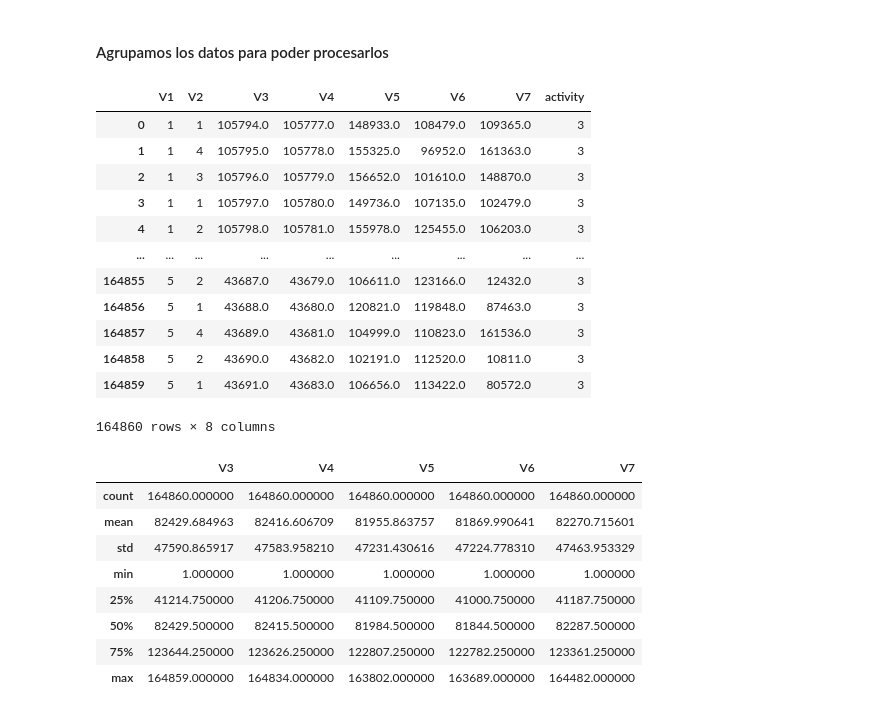
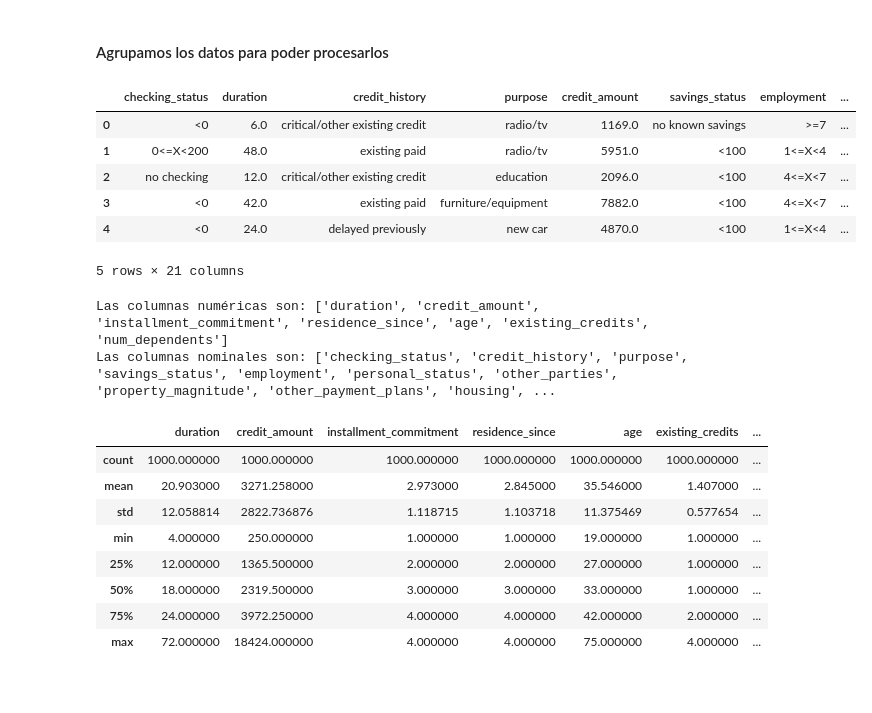
Before and after one commit to golly10/PVD, a Jupyter notebook: Tema 3/Mendez_Torrero_Entrega_Practica_Tema3.ipynb, the cells around one changed output. Saved outputs shown, nothing was run; the diff lists cells and outputs as text; code cells hidden in the pictures.

Commit message:
changed dataset. not finished

```diff
--- a/Tema 3/Mendez_Torrero_Entrega_Practica_Tema3.ipynb
+++ b/Tema 3/Mendez_Torrero_Entrega_Practica_Tema3.ipynb
@@ -49,38 +38,46 @@ import pandas as pd
 # %% [markdown]
 #### Descargamos el dataset deseado
 # %%
-data = datasets.fetch_openml('ldpa', as_frame=True)
+data = datasets.fetch_openml('credit-g', as_frame=True)
 # %% [markdown]
 #### Agrupamos los datos para poder procesarlos
 # %%
 x = pd.DataFrame(data["data"], columns=data["feature_names"])
 
-x["activity"] = data["target"]
+x["class"] = data["target"]
 
-x
+x.head()
 # %% [output]
-|  | V1 | V2 | V3 | V4 | V5 | V6 | V7 | activity |
-| 0 | 1 | 1 | 105794.0 | 105777.0 | 148933.0 | 108479.0 | 109365.0 | 3 |
-| 1 | 1 | 4 | 105795.0 | 105778.0 | 155325.0 | 96952.0 | 161363.0 | 3 |
-| 2 | 1 | 3 | 105796.0 | 105779.0 | 156652.0 | 101610.0 | 148870.0 | 3 |
-| 3 | 1 | 1 | 105797.0 | 105780.0 | 149736.0 | 107135.0 | 102479.0 | 3 |
-| 4 | 1 | 2 | 105798.0 | 105781.0 | 155978.0 | 125455.0 | 106203.0 | 3 |
-| ... | ... | ... | ... | ... | ... | ... | ... | ... |
-| 164855 | 5 | 2 | 43687.0 | 43679.0 | 106611.0 | 123166.0 | 12432.0 | 3 |
-| 164856 | 5 | 1 | 43688.0 | 43680.0 | 120821.0 | 119848.0 | 87463.0 | 3 |
-| 164857 | 5 | 4 | 43689.0 | 43681.0 | 104999.0 | 110823.0 | 161536.0 | 3 |
-| 164858 | 5 | 2 | 43690.0 | 43682.0 | 102191.0 | 112520.0 | 10811.0 | 3 |
-| 164859 | 5 | 1 | 43691.0 | 43683.0 | 106656.0 | 113422.0 | 80572.0 | 3 |
+|  | checking_status | duration | credit_history | purpose | credit_amount | savings_status | employment | ... |
+| 0 | <0 | 6.0 | critical/other existing credit | radio/tv | 1169.0 | no known savings | >=7 | ... |
+| 1 | 0<=X<200 | 48.0 | existing paid | radio/tv | 5951.0 | <100 | 1<=X<4 | ... |
+| 2 | no checking | 12.0 | critical/other existing credit | education | 2096.0 | <100 | 4<=X<7 | ... |
+| 3 | <0 | 42.0 | existing paid | furniture/equipment | 7882.0 | <100 | 4<=X<7 | ... |
+| 4 | <0 | 24.0 | delayed previously | new car | 4870.0 | <100 | 1<=X<4 | ... |
-164860 rows × 8 columns
+5 rows × 21 columns
+# %%
+numeric_columns = []
+nominal_columns = []
+for col in x.columns.values:
+    if type(x[col][0]) == str:
+        nominal_columns.append(col)
+    else:
+        numeric_columns.append(col)
+
+print("Las columnas numéricas son: {0}".format(str(numeric_columns)))
+print("Las columnas nominales son: {0}".format(str(nominal_columns)))
+# %% [output]
+Las columnas numéricas son: ['duration', 'credit_amount', 'installment_commitment', 'residence_since', 'age', 'existing_credits', 'num_dependents']
+Las columnas nominales son: ['checking_status', 'credit_history', 'purpose', 'savings_status', 'employment', 'personal_status', 'other_parties', 'property_magnitude', 'other_payment_plans', 'housing', ...
 # %%
 x.describe()
 # %% [output]
-|  | V3 | V4 | V5 | V6 | V7 |
-| count | 164860.000000 | 164860.000000 | 164860.000000 | 164860.000000 | 164860.000000 |
-| mean | 82429.684963 | 82416.606709 | 81955.863757 | 81869.990641 | 82270.715601 |
-| std | 47590.865917 | 47583.958210 | 47231.430616 | 47224.778310 | 47463.953329 |
-| min | 1.000000 | 1.000000 | 1.000000 | 1.000000 | 1.000000 |
-| 25% | 41214.750000 | 41206.750000 | 41109.750000 | 41000.750000 | 41187.750000 |
-| 50% | 82429.500000 | 82415.500000 | 81984.500000 | 81844.500000 | 82287.500000 |
-| 75% | 123644.250000 | 123626.250000 | 122807.250000 | 122782.250000 | 123361.250000 |
-| max | 164859.000000 | 164834.000000 | 163802.000000 | 163689.000000 | 164482.000000 |
+|  | duration | credit_amount | installment_commitment | residence_since | age | existing_credits | ... |
+| count | 1000.000000 | 1000.000000 | 1000.000000 | 1000.000000 | 1000.000000 | 1000.000000 | ... |
+| mean | 20.903000 | 3271.258000 | 2.973000 | 2.845000 | 35.546000 | 1.407000 | ... |
+| std | 12.058814 | 2822.736876 | 1.118715 | 1.103718 | 11.375469 | 0.577654 | ... |
+| min | 4.000000 | 250.000000 | 1.000000 | 1.000000 | 19.000000 | 1.000000 | ... |
+| 25% | 12.000000 | 1365.500000 | 2.000000 | 2.000000 | 27.000000 | 1.000000 | ... |
+| 50% | 18.000000 | 2319.500000 | 3.000000 | 3.000000 | 33.000000 | 1.000000 | ... |
+| 75% | 24.000000 | 3972.250000 | 4.000000 | 4.000000 | 42.000000 | 2.000000 | ... |
+| max | 72.000000 | 18424.000000 | 4.000000 | 4.000000 | 75.000000 | 4.000000 | ... |
```
Also changed, not shown: parts of 8 cells of this notebook.
